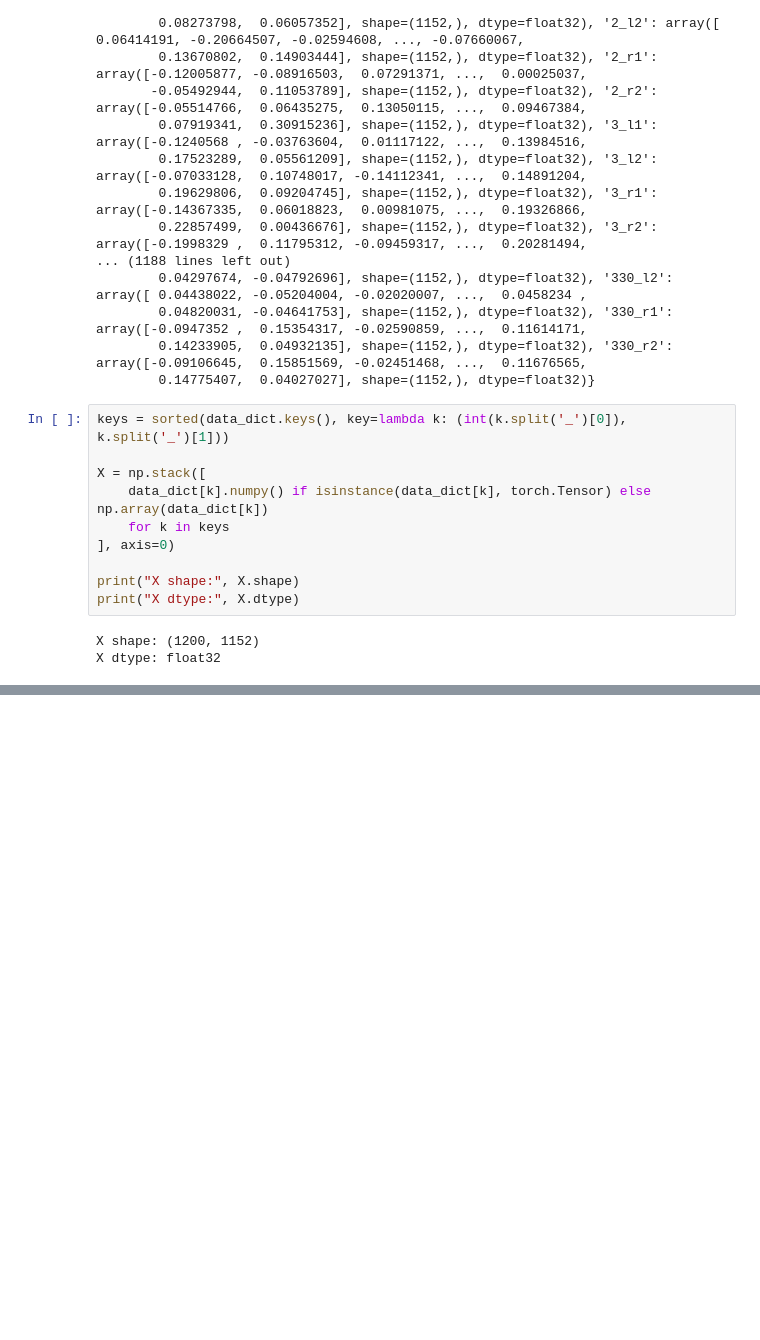
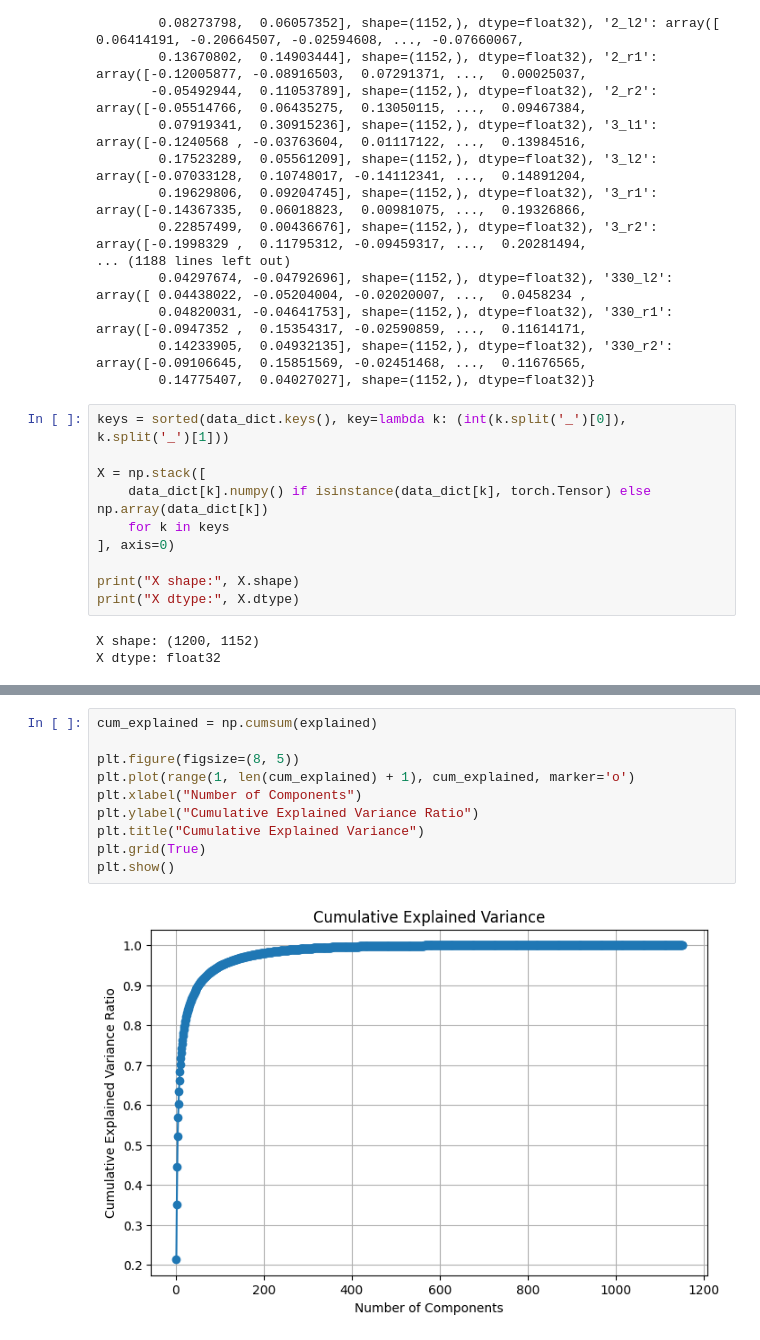
Before and after one commit to epsilonXR/PCA_test, a Jupyter notebook: DR_PCA.ipynb, the cells around one changed output, grey strips where cells are left out. Cells and saved outputs as stored; diff of their text form; blank space fills up the shorter version.

```diff
--- a/DR_PCA.ipynb
+++ b/DR_PCA.ipynb
@@ -42,0 +99,12 @@ X dtype: float32
+# %%
+cum_explained = np.cumsum(explained)
+
+plt.figure(figsize=(8, 5))
+plt.plot(range(1, len(cum_explained) + 1), cum_explained, marker='o')
+plt.xlabel("Number of Components")
+plt.ylabel("Cumulative Explained Variance Ratio")
+plt.title("Cumulative Explained Variance")
+plt.grid(True)
+plt.show()
+# %% [output]
+[figure, added]
```
Also changed, not shown: parts of 15 cells of this notebook, 5 other files.
